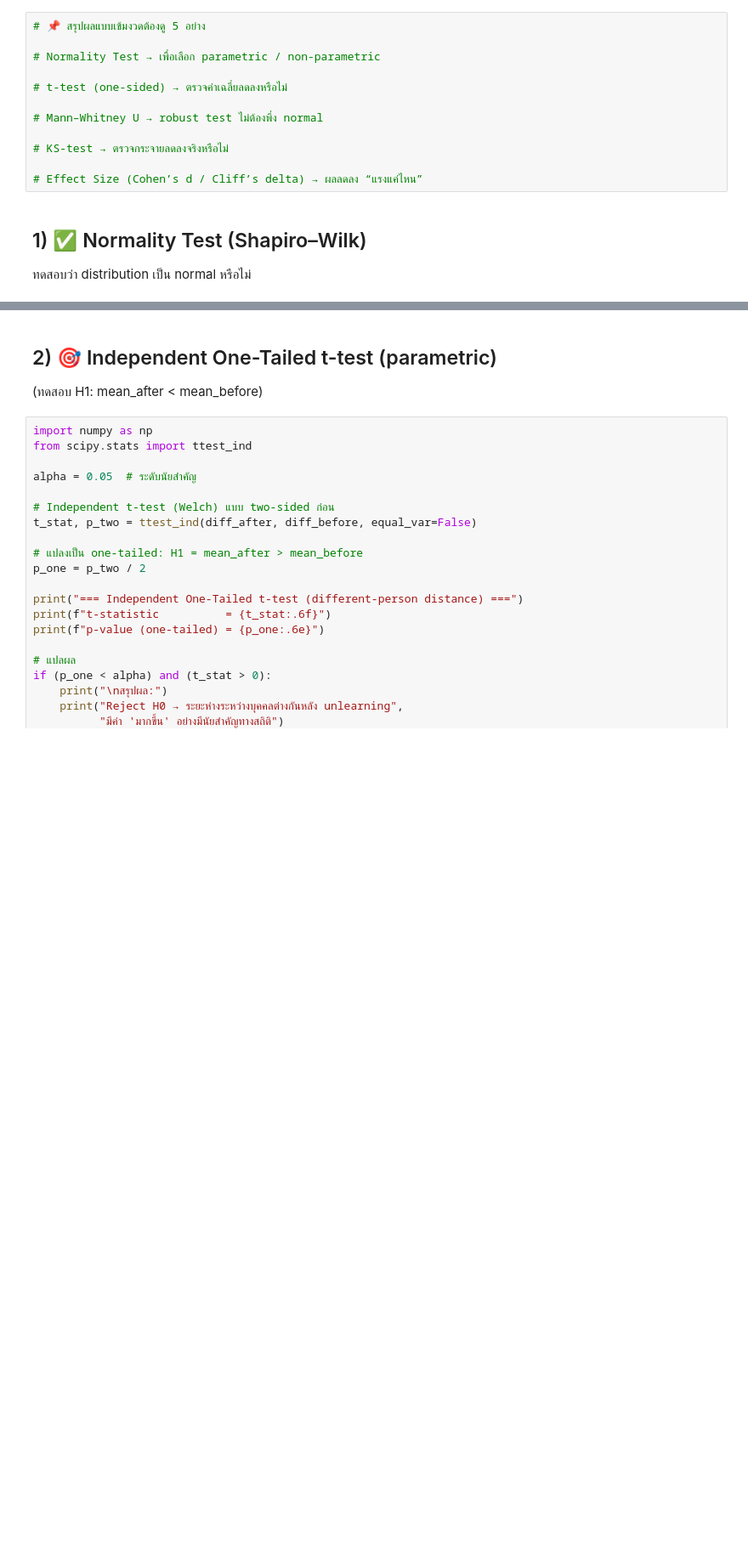
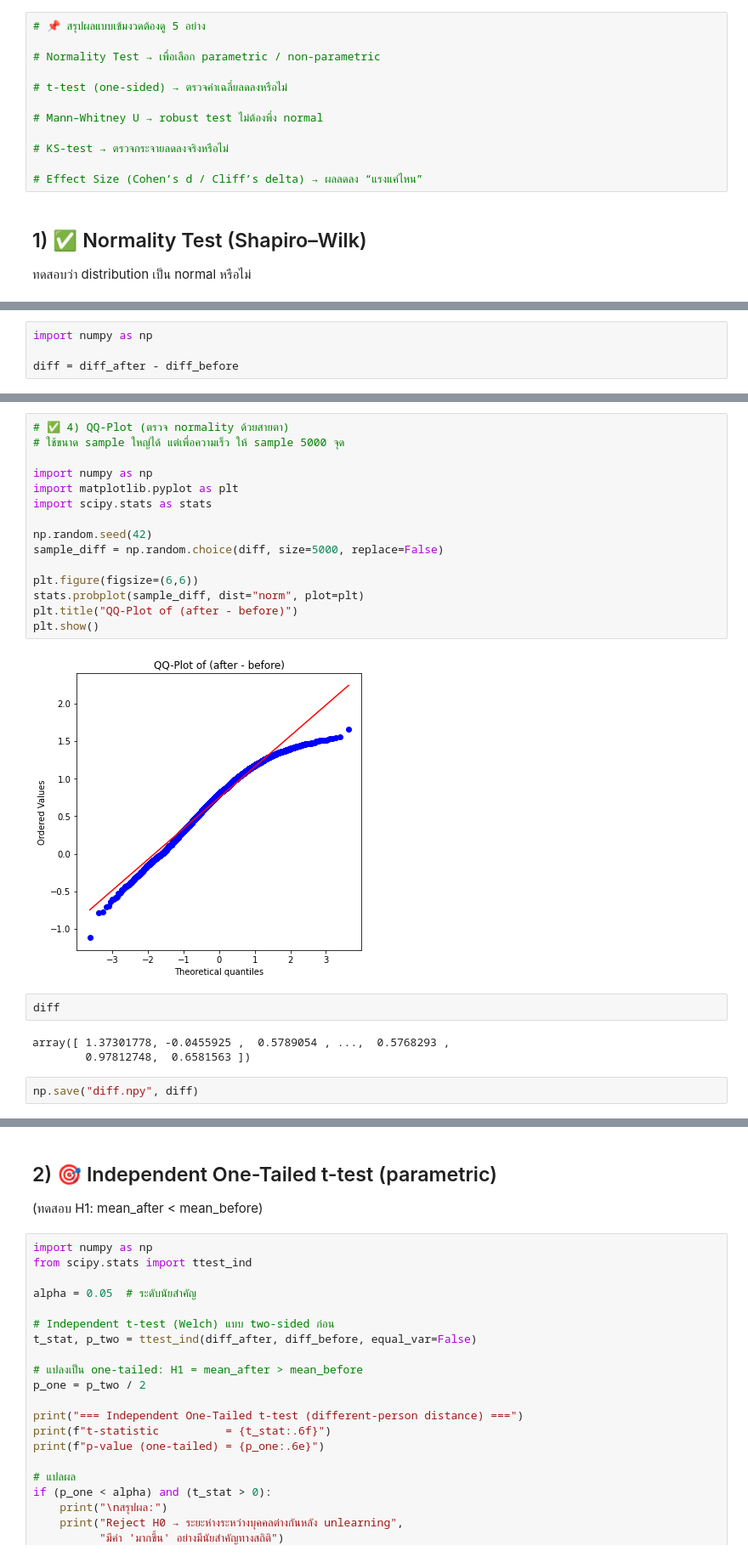
Before and after one commit to Peckkie/Face-Recognition-Statistical-Test-2025, a Jupyter notebook: Difference-Person-Statistical-Test.ipynb, the cells around one changed output, grey strips where cells are left out. Shown at 85% size. Drawn from its saved outputs; the diff is of its cells as text; blank space fills up the shorter version.

```diff
--- a/Difference-Person-Statistical-Test.ipynb
+++ b/Difference-Person-Statistical-Test.ipynb
@@ -158,0 +186,4 @@ Shapiro Test – Same After : ShapiroResult(statistic=0.888060450553894, pvalue=
+# %%
+import numpy as np
+
+diff = diff_after - diff_before
@@ -158,0 +242,24 @@ Shapiro Test – Same After : ShapiroResult(statistic=0.888060450553894, pvalue=
+# %%
+# ✅ 4) QQ-Plot (ตรวจ normality ด้วยสายตา)
+# ใช้ขนาด sample ใหญ่ได้ แต่เพื่อความเร็ว ให้ sample 5000 จุด
+
+import numpy as np
+import matplotlib.pyplot as plt
+import scipy.stats as stats
+
+np.random.seed(42)
+sample_diff = np.random.choice(diff, size=5000, replace=False)
+
+plt.figure(figsize=(6,6))
+stats.probplot(sample_diff, dist="norm", plot=plt)
+plt.title("QQ-Plot of (after - before)")
+plt.show()
+# %% [output]
+[figure, added]
+# %%
+diff
+# %% [output]
+array([ 1.37301778, -0.0455925 ,  0.5789054 , ...,  0.5768293 ,
+        0.97812748,  0.6581563 ])
+# %%
+np.save("diff.npy", diff)
```
Also changed, not shown: parts of 9 cells of this notebook, 6 other files.
